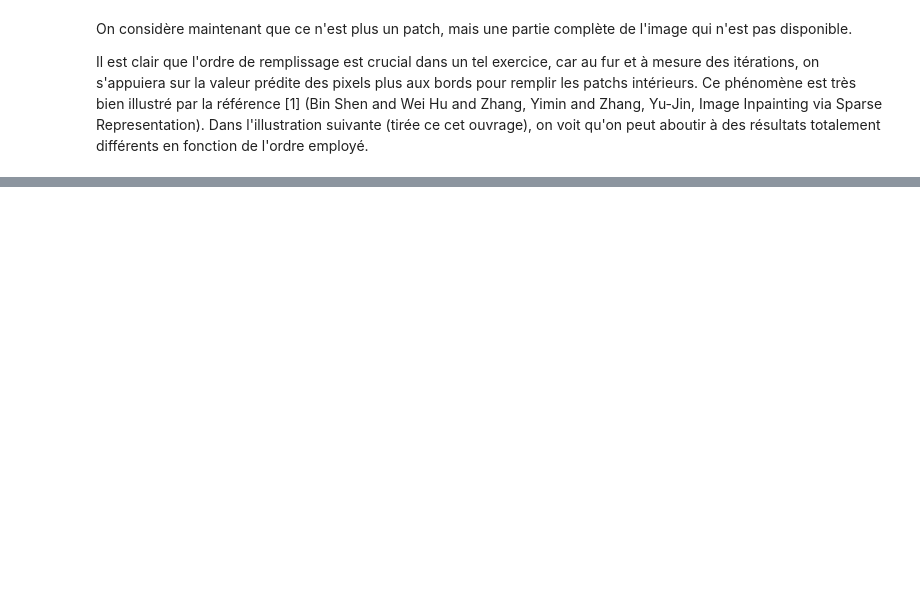
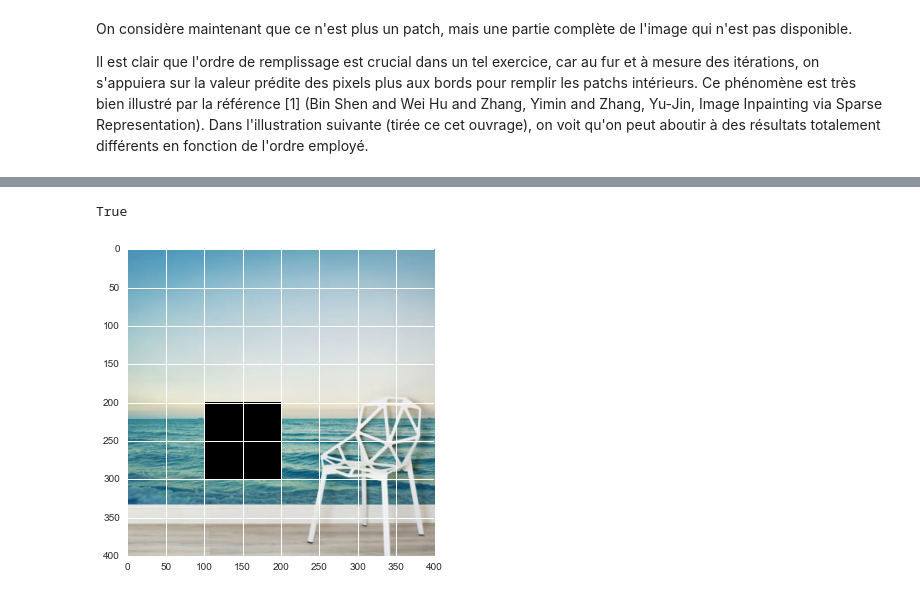
Before and after one commit to PierreBoyeau/regression_tp, a Jupyter notebook: tp1.ipynb, the cells around one changed output, grey strips where cells are left out. Saved outputs shown, nothing was run; the diff lists cells and outputs as text; code cells hidden in the pictures; blank space fills up the shorter version.

```diff
--- a/tp1.ipynb
+++ b/tp1.ipynb
@@ -610,0 +625,13 @@ Il est clair que l'ordre de remplissage est crucial dans un tel exercice, car au
+# %%
+img = read_img('sea_small.jpg')
+img_d = img.copy()
+img_d[200:300, 100:200] = DEAD
+show(img_d)
+
+
+confidence = np.zeros(np.shape(img_d[:,:,0]))
+confidence[img_d[:,:,0] != DEAD] = 1
+print(0 in confidence)
+# %% [output]
+True
+[figure, added]
```
Also changed, not shown: parts of 30 cells of this notebook.
